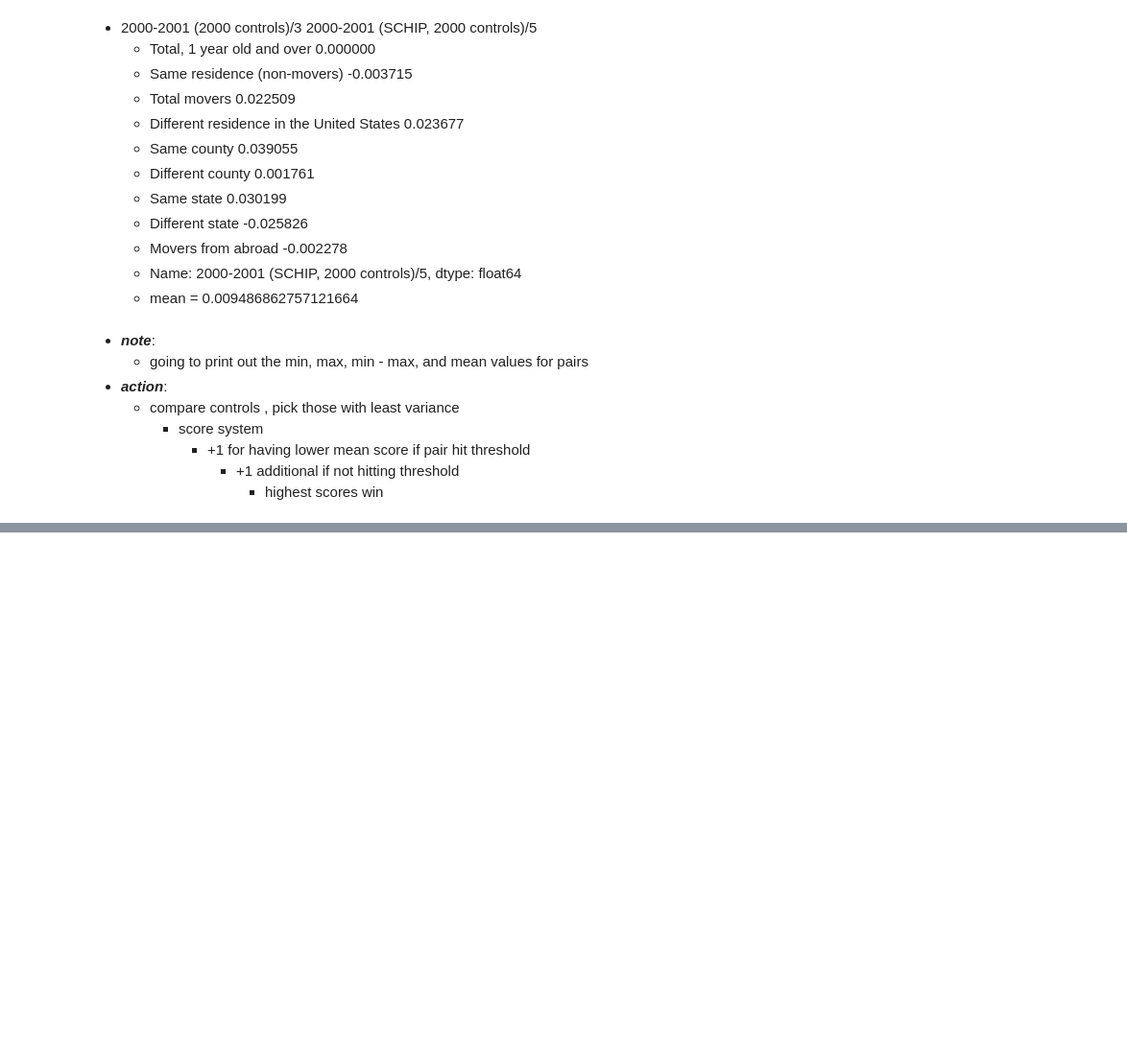
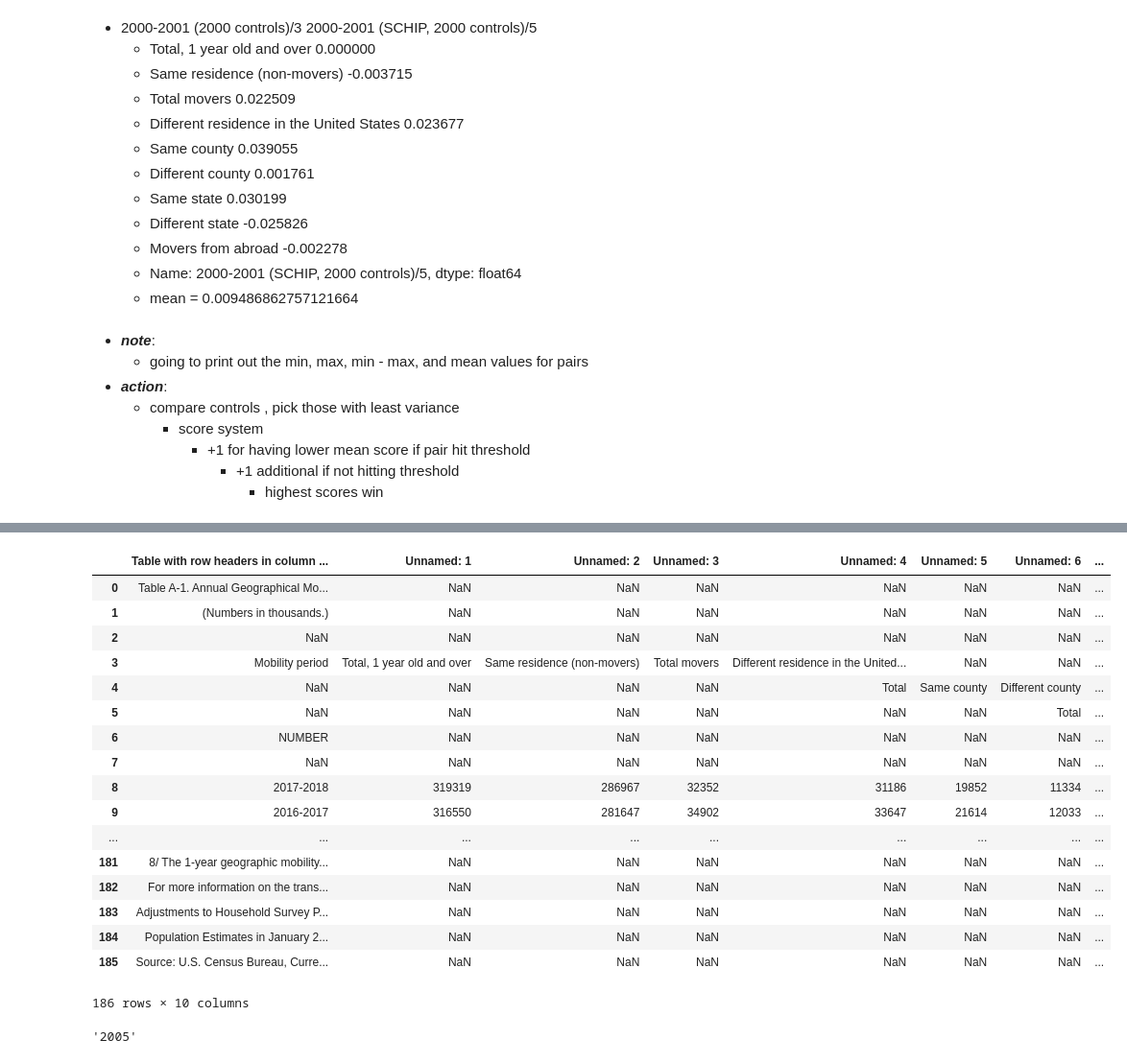
Before and after one commit to gumdropsteve/population_prophet, a Jupyter notebook: exploratory-data-analysis/hist-migration-geographic-mobility/historical-migration-geographic-mobility.ipynb, the cells around one changed output, grey strips where cells are left out. Shown: that part at 96% size. Saved outputs shown, nothing was run; the diff lists cells and outputs as text; code cells hidden in the pictures; blank space fills up the shorter version.

```diff
--- a/exploratory-data-analysis/hist-migration-geographic-mobility/historical-migration-geographic-mobility.ipynb
+++ b/exploratory-data-analysis/hist-migration-geographic-mobility/historical-migration-geographic-mobility.ipynb
@@ -2022,0 +2396,26 @@ pass
+# %%
+A_1 = pd.read_excel( '../../data/cps-historical-migration-geographic-mobility/tab-a-1.xls' )
+A_1
+# %% [output]
+|  | Table with row headers in column ... | Unnamed: 1 | Unnamed: 2 | Unnamed: 3 | Unnamed: 4 | Unnamed: 5 | Unnamed: 6 | ... |
+| 0 | Table A-1. Annual Geographical Mo... | NaN | NaN | NaN | NaN | NaN | NaN | ... |
+| 1 | (Numbers in thousands.) | NaN | NaN | NaN | NaN | NaN | NaN | ... |
+| 2 | NaN | NaN | NaN | NaN | NaN | NaN | NaN | ... |
+| 3 | Mobility period | Total, 1 year old and over | Same residence (non-movers) | Total movers | Different residence in the United... | NaN | NaN | ... |
+| 4 | NaN | NaN | NaN | NaN | Total | Same county | Different county | ... |
+| 5 | NaN | NaN | NaN | NaN | NaN | NaN | Total | ... |
+| 6 | NUMBER | NaN | NaN | NaN | NaN | NaN | NaN | ... |
+| 7 | NaN | NaN | NaN | NaN | NaN | NaN | NaN | ... |
+| 8 | 2017-2018 | 319319 | 286967 | 32352 | 31186 | 19852 | 11334 | ... |
+| 9 | 2016-2017 | 316550 | 281647 | 34902 | 33647 | 21614 | 12033 | ... |
+| ... | ... | ... | ... | ... | ... | ... | ... | ... |
+| 181 | 8/ The 1-year geographic mobility... | NaN | NaN | NaN | NaN | NaN | NaN | ... |
+| 182 | For more information on the trans... | NaN | NaN | NaN | NaN | NaN | NaN | ... |
+| 183 | Adjustments to Household Survey P... | NaN | NaN | NaN | NaN | NaN | NaN | ... |
+| 184 | Population Estimates in January 2... | NaN | NaN | NaN | NaN | NaN | NaN | ... |
+| 185 | Source: U.S. Census Bureau, Curre... | NaN | NaN | NaN | NaN | NaN | NaN | ... |
+186 rows × 10 columns
+# %%
+'2004-2005/4PASTA '[5:9]
+# %% [output]
+'2005'
```
Also changed, not shown: parts of 15 cells of this notebook.
